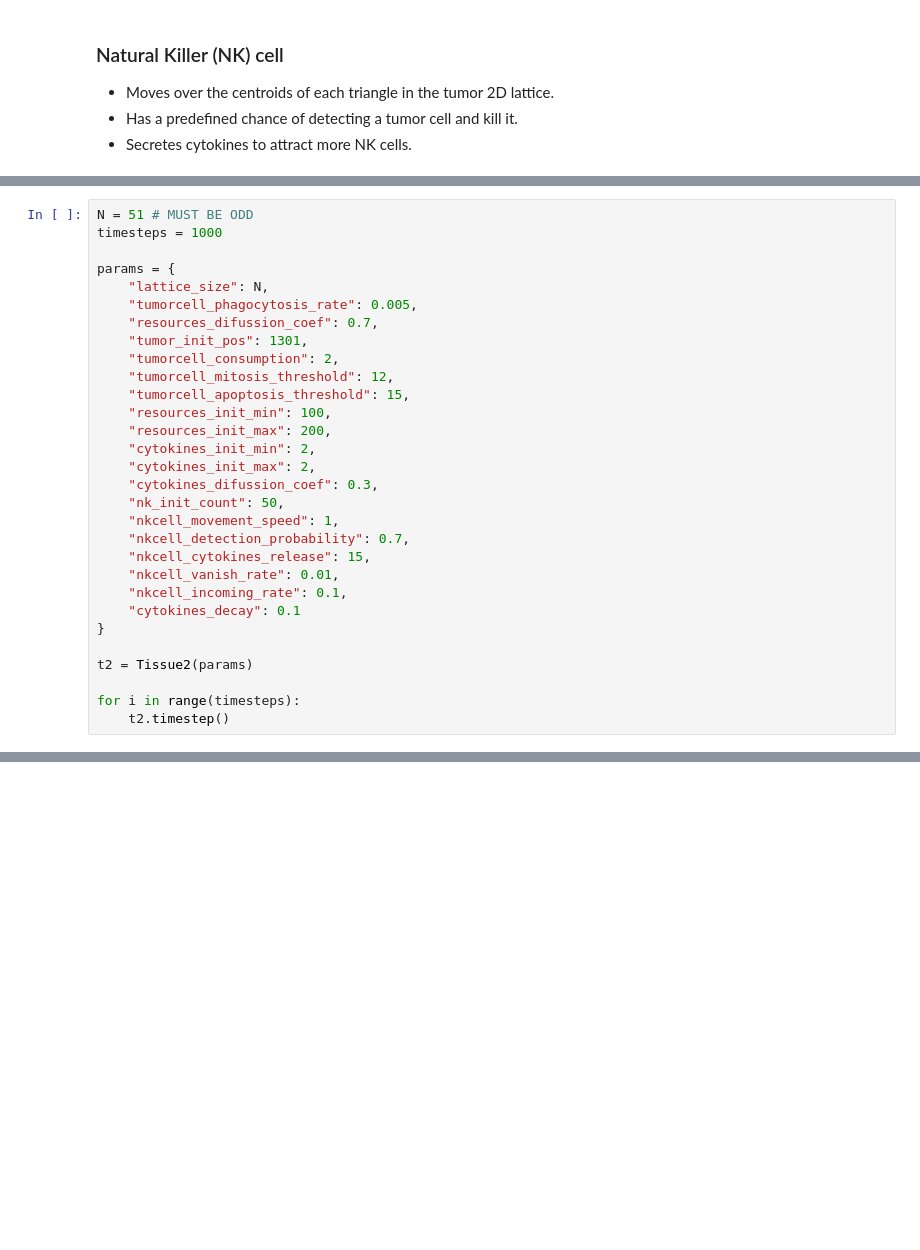
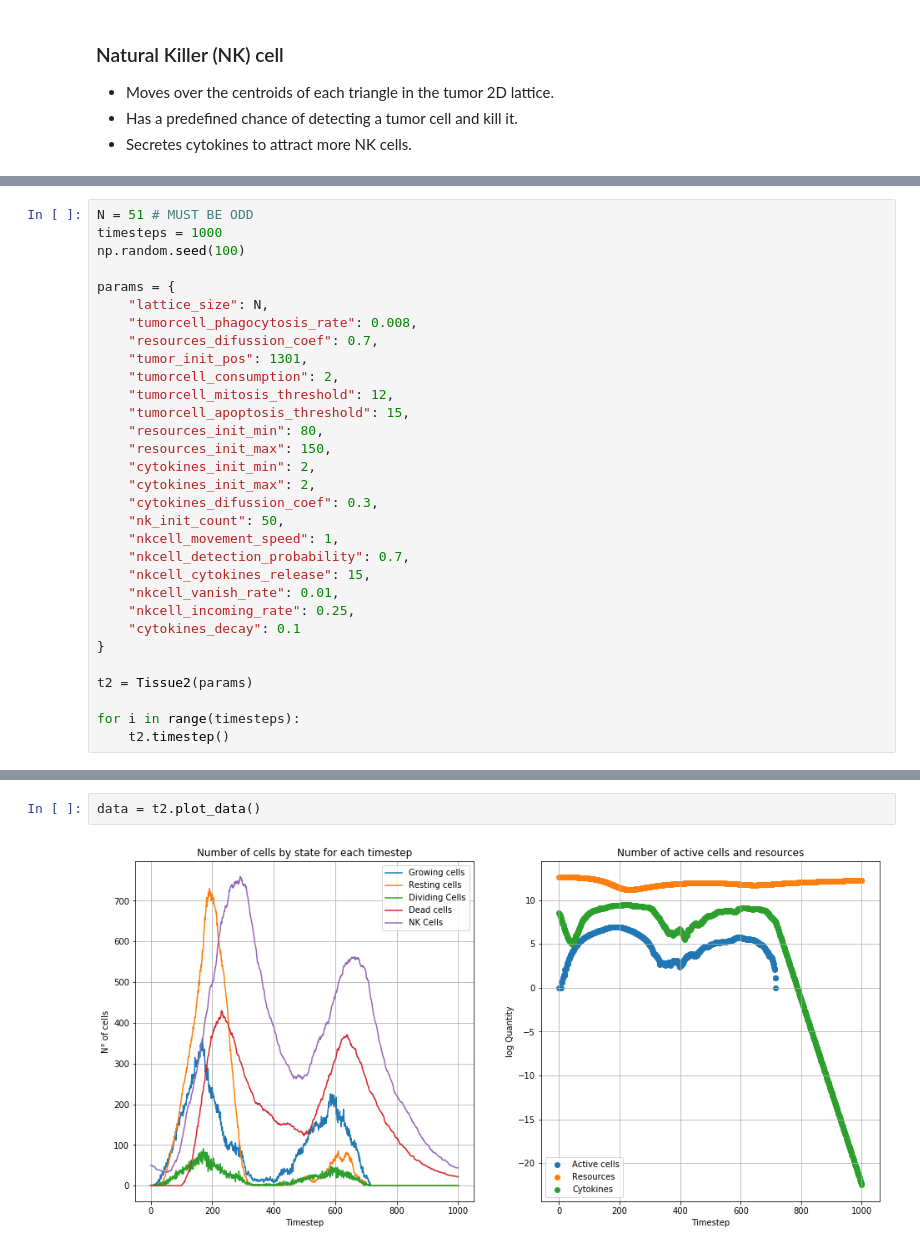
Before and after one commit to pablodg12/proyecto_CC4, a Jupyter notebook: Agent Model V2.ipynb, the cells around one changed output, grey strips where cells are left out. Drawn from its saved outputs; the diff is of its cells as text; blank space fills up the shorter version.

```diff
--- a/Agent Model V2.ipynb
+++ b/Agent Model V2.ipynb
@@ -87,17 +148,18 @@ hc.plot_data()
 # %%
 N = 51 # MUST BE ODD
 timesteps = 1000
+np.random.seed(100)
 
 params = {
     "lattice_size": N,
-    "tumorcell_phagocytosis_rate": 0.005,
+    "tumorcell_phagocytosis_rate": 0.008,
     "resources_difussion_coef": 0.7,
     "tumor_init_pos": 1301,
     "tumorcell_consumption": 2,
     "tumorcell_mitosis_threshold": 12,
     "tumorcell_apoptosis_threshold": 15,
-    "resources_init_min": 100,
-    "resources_init_max": 200,
+    "resources_init_min": 80,
+    "resources_init_max": 150,
     "cytokines_init_min": 2,
     "cytokines_init_max": 2,
     "cytokines_difussion_coef": 0.3,
@@ -106,7 +168,7 @@ params = {
     "nkcell_detection_probability": 0.7,
     "nkcell_cytokines_release": 15,
     "nkcell_vanish_rate": 0.01,
-    "nkcell_incoming_rate": 0.1,
+    "nkcell_incoming_rate": 0.25,
     "cytokines_decay": 0.1
 }
 
@@ -120,0 +207,4 @@ t2.plot_data()
+# %%
+data = t2.plot_data()
+# %% [output]
+[figure, added]
```
Also changed, not shown: parts of 18 cells of this notebook, 11 other files.
